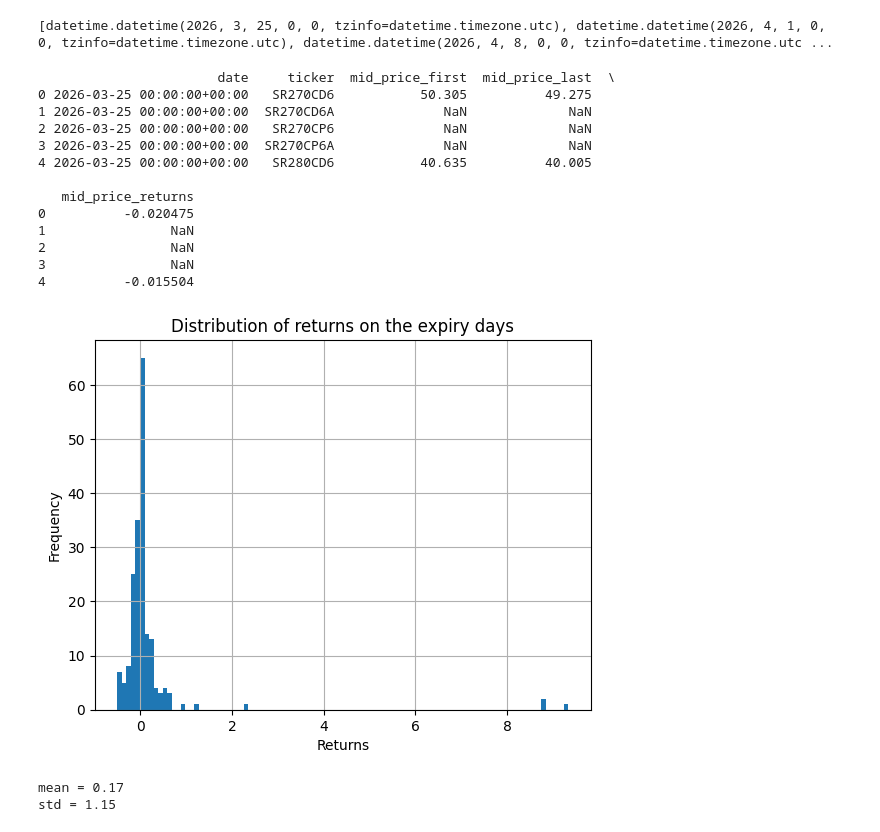
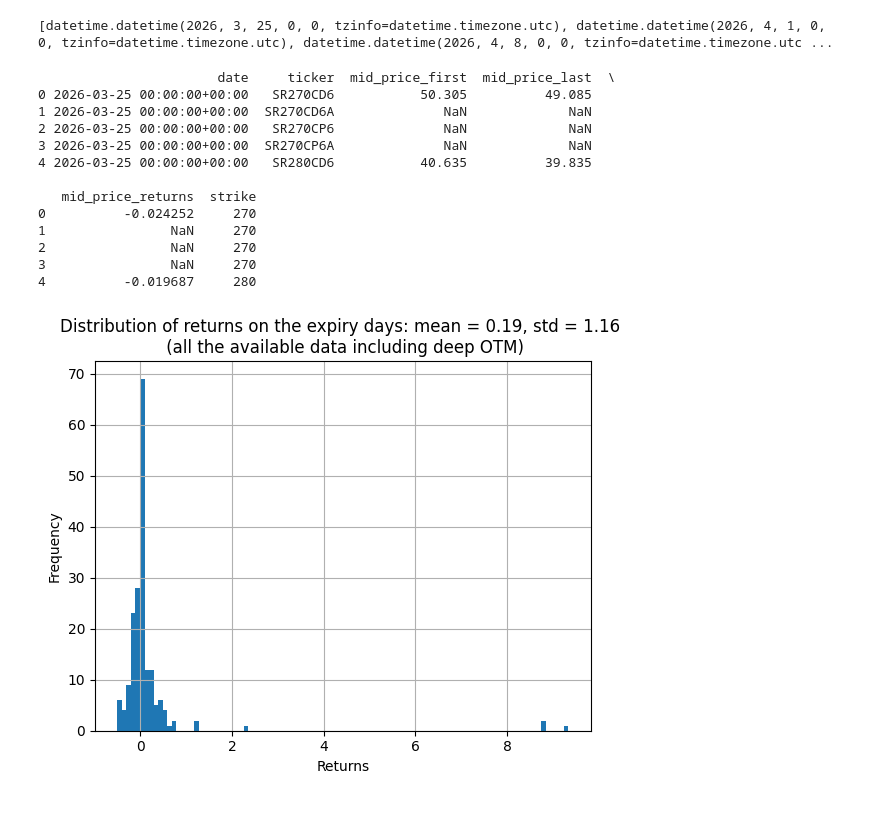
Before and after one commit to SigmaFlowX/Moex-Options-, a Jupyter notebook: notebooks/exipy_date_perf.ipynb, the cells around one changed output. Cells and saved outputs as stored; diff of their text form; code cells hidden in the pictures.

Commit message:
filtered strikes and made another graph

```diff
--- a/notebooks/exipy_date_perf.ipynb
+++ b/notebooks/exipy_date_perf.ipynb
@@ -66,7 +66,7 @@ for date in unique_dates:
                 WHERE timestamp >= %s AND timestamp < %s + INTERVAL '1 day'
                 AND ticker = ANY(%s)
                 ORDER BY ticker,
-                ABS(EXTRACT(EPOCH FROM (timestamp - (%s + INTERVAL '18 hour'))))
+                ABS(EXTRACT(EPOCH FROM (timestamp - (%s + INTERVAL '20 hour'))))
             )
         ) AS combined
         ORDER BY ticker, timestamp;
@@ -105,36 +105,31 @@ for date in unique_dates:
 
 
 final_df = pd.DataFrame(results)
+final_df['strike'] = final_df['ticker'].str[2:5].astype(int)
 print(final_df.head())
 # %% [output]
                        date     ticker  mid_price_first  mid_price_last  \
-0 2026-03-25 00:00:00+00:00   SR270CD6           50.305          49.275
+0 2026-03-25 00:00:00+00:00   SR270CD6           50.305          49.085
 1 2026-03-25 00:00:00+00:00  SR270CD6A              NaN             NaN
 2 2026-03-25 00:00:00+00:00   SR270CP6              NaN             NaN
 3 2026-03-25 00:00:00+00:00  SR270CP6A              NaN             NaN
-4 2026-03-25 00:00:00+00:00   SR280CD6           40.635          40.005
+4 2026-03-25 00:00:00+00:00   SR280CD6           40.635          39.835
 
-   mid_price_returns
-0          -0.020475
-1                NaN
-2                NaN
-3                NaN
-4          -0.015504
+   mid_price_returns  strike
+0          -0.024252     270
+1                NaN     270
+2                NaN     270
+3                NaN     270
+4          -0.019687     280
 # %%
 returns = final_df['mid_price_returns'].dropna()
 
 from matplotlib import pyplot as plt
 plt.hist(returns, bins=100)
-plt.title("Distribution of returns on the expiry days")
+plt.title(F"Distribution of returns on the expiry days: mean = {returns.mean():.2F}, std = {returns.std():.2F} \n (all the available data including deep OTM)")
 plt.xlabel("Returns")
 plt.ylabel("Frequency")
 plt.grid()
 plt.show()
 # %% [output]
-[figure, old version]
+[figure, new version]
-# %%
-print(f"mean = {returns.mean():.2F}")
-print(f"std = {returns.std():.2F}")
-# %% [output]
-mean = 0.17
-std = 1.15
```
Also changed, not shown: parts of 1 cell of this notebook.
